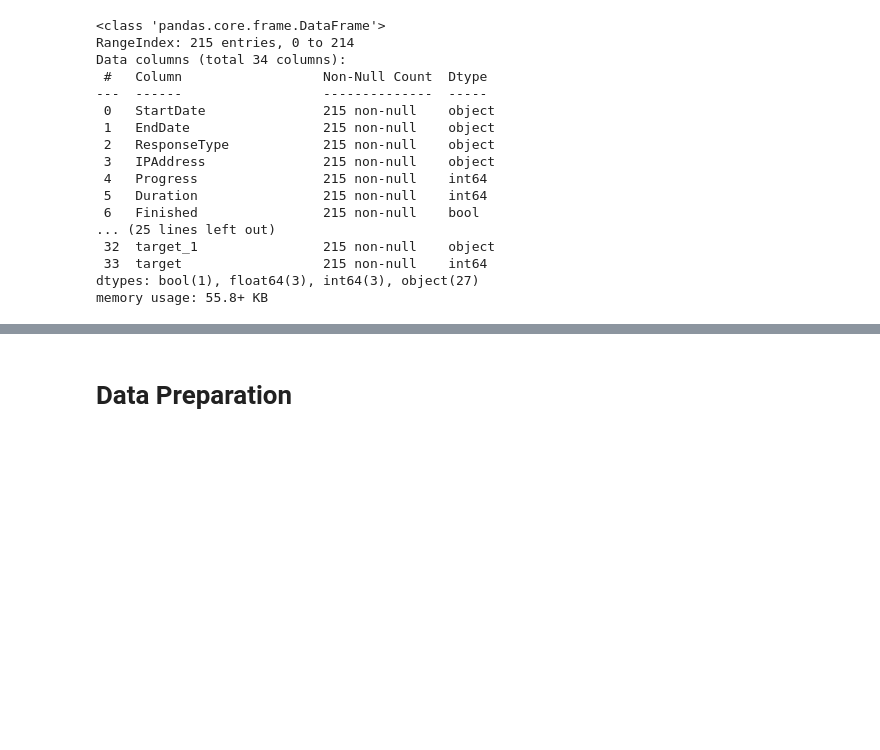
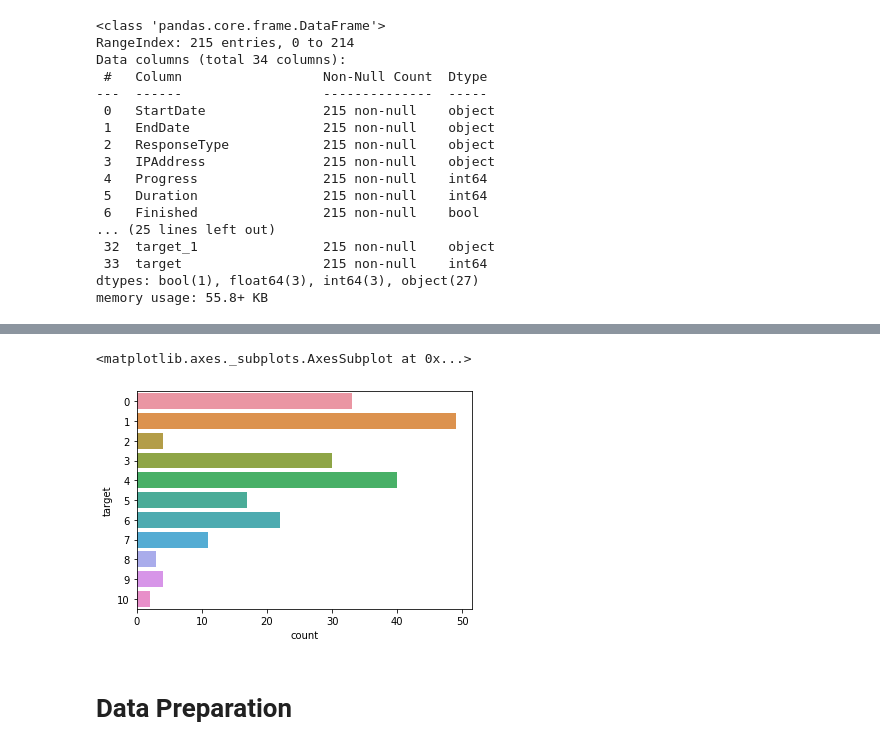
Before and after one commit to tazeb6531/Capstone_project, a Jupyter notebook: curel_hair_multiclass.ipynb, the cells around one changed output, grey strips where cells are left out. Saved outputs shown, nothing was run; the diff lists cells and outputs as text; code cells hidden in the pictures; blank space fills up the shorter version.

```diff
--- a/curel_hair_multiclass.ipynb
+++ b/curel_hair_multiclass.ipynb
@@ -103,3 +237,8 @@ memory usage: 55.8+ KB
+# %%
+sns.countplot(y='target', data=df)
+# %% [output]
+<matplotlib.axes._subplots.AxesSubplot at 0x...>
+[figure, added]
 # %% [markdown]
 # Data Preparation
 # %% [markdown]
```
Also changed, not shown: parts of 16 cells of this notebook, 1 other file.
